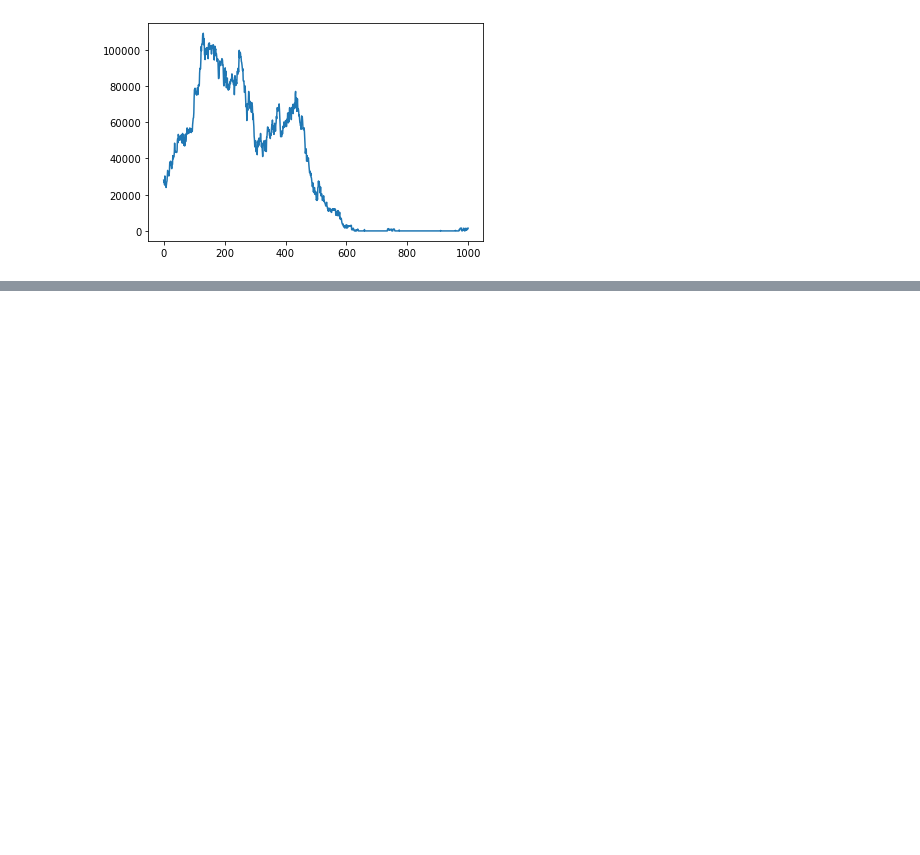
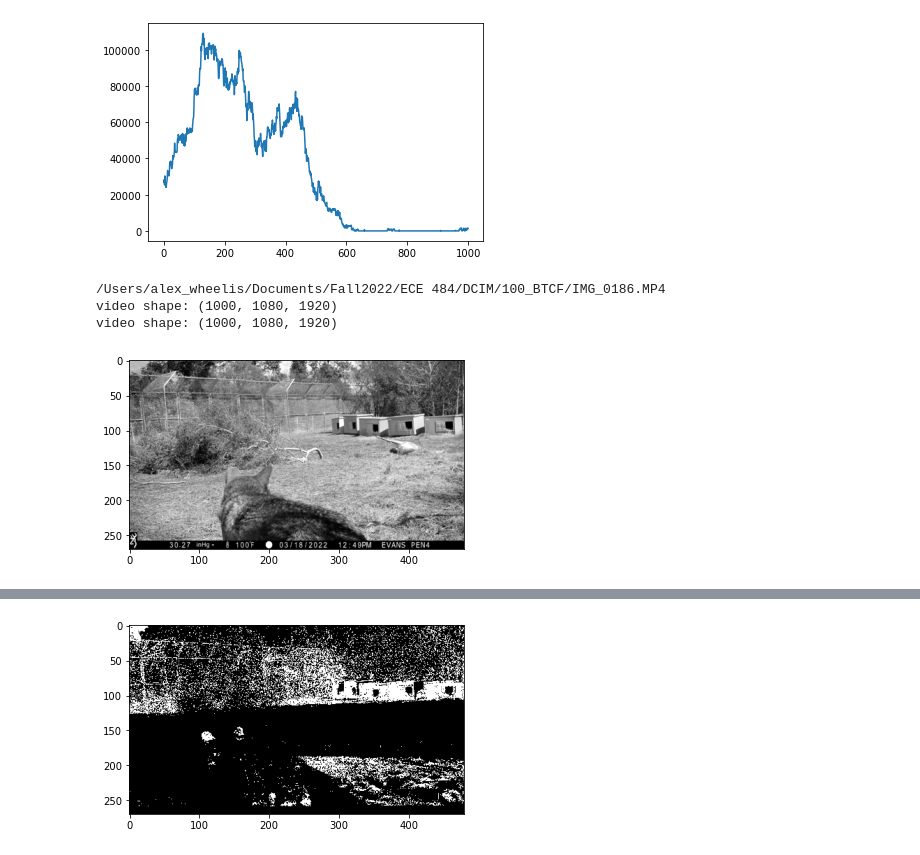
Before and after one commit to awheelis/red_wolf_detection, a Jupyter notebook: backend/algo_dev/frame_filter.ipynb, the cells around one changed output, grey strips where cells are left out. Saved outputs shown, nothing was run; the diff lists cells and outputs as text; code cells hidden in the pictures; blank space fills up the shorter version.

```diff
--- a/backend/algo_dev/frame_filter.ipynb
+++ b/backend/algo_dev/frame_filter.ipynb
@@ -86,0 +75,32 @@ frame filter:
+# %%
+"""
+frame filter:
+    decrease resolution of video (vid/4)
+    perform background suppression on video
+    use a median filter to denoise frames (save this somewhere)
+
+    if activation is above (0.01)*(frame area) then there is a wolf in there
+    get a list of indices where activation is 1 and 0.
+    write on original video "wolf"/"no wolf" at those indices
+    save manipulated video
+"""
+
+#load new video
+vid = load_video(wolf_vid_fs[40], 1000)
+print(wolf_vid_fs[40])
+print("video shape:", vid.shape)
+# decrease res by 4x
+res_vid = decrease_res_by_x(vid, int(vid.shape[2]/4), int(vid.shape[1]/4))
+print("video shape:", vid.shape)
+
+# plt.imshow(res_vid[1, ...], cmap = 'gray')
+# plt.show()
+
+vid_bs = bs(res_vid)
+# plt.imshow(vid_bs[40, ...], cmap = 'gray')
+# plt.show()
+# %% [output]
+/Users/alex_wheelis/Documents/Fall2022/ECE 484/DCIM/100_BTCF/IMG_0186.MP4
+video shape: (1000, 1080, 1920)
+video shape: (1000, 1080, 1920)
+[figure, added]
@@ -86,0 +114 @@ frame filter:
+[figure, added]
```
Also changed, not shown: parts of 15 cells of this notebook, 1 other file.
